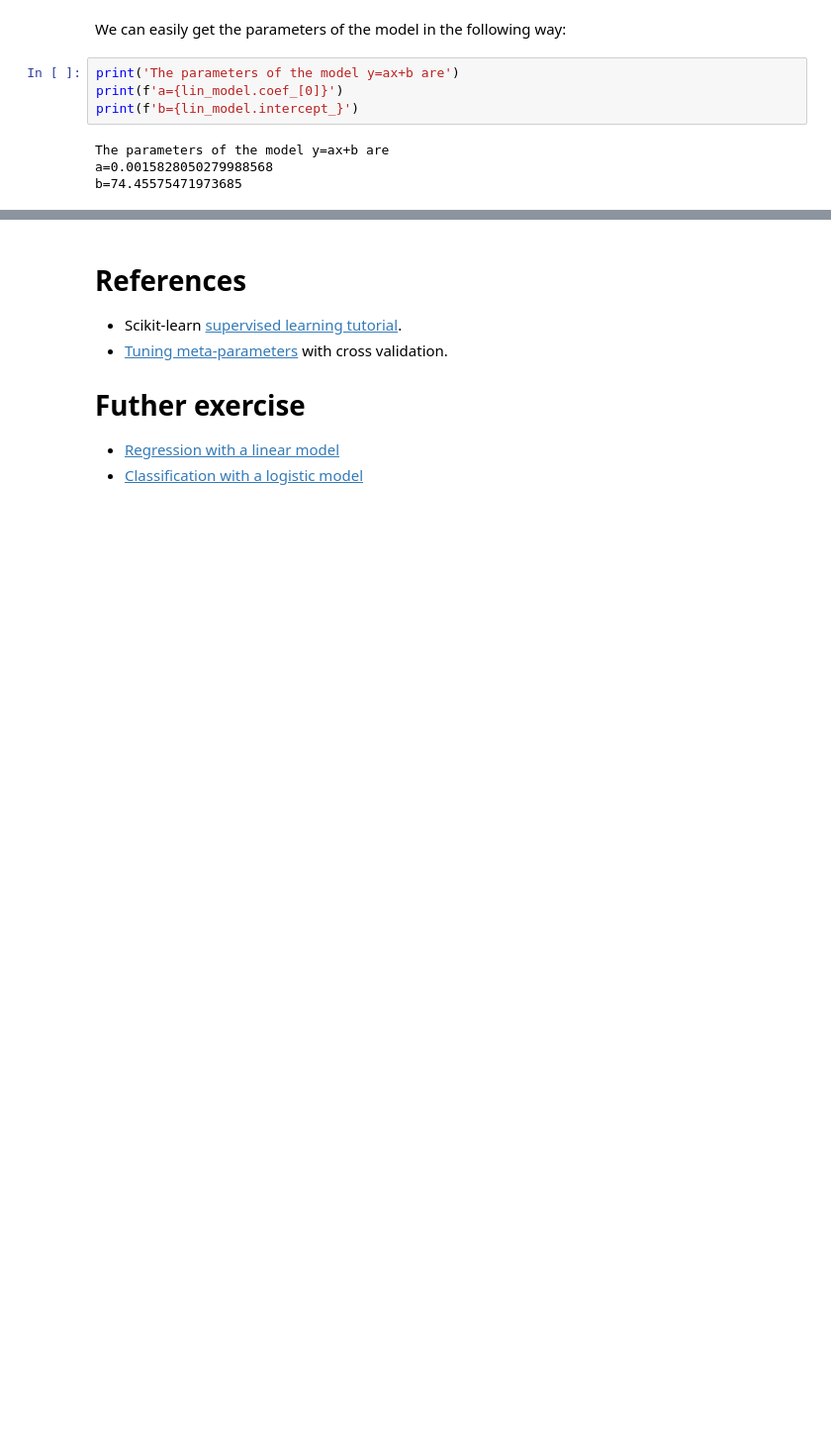
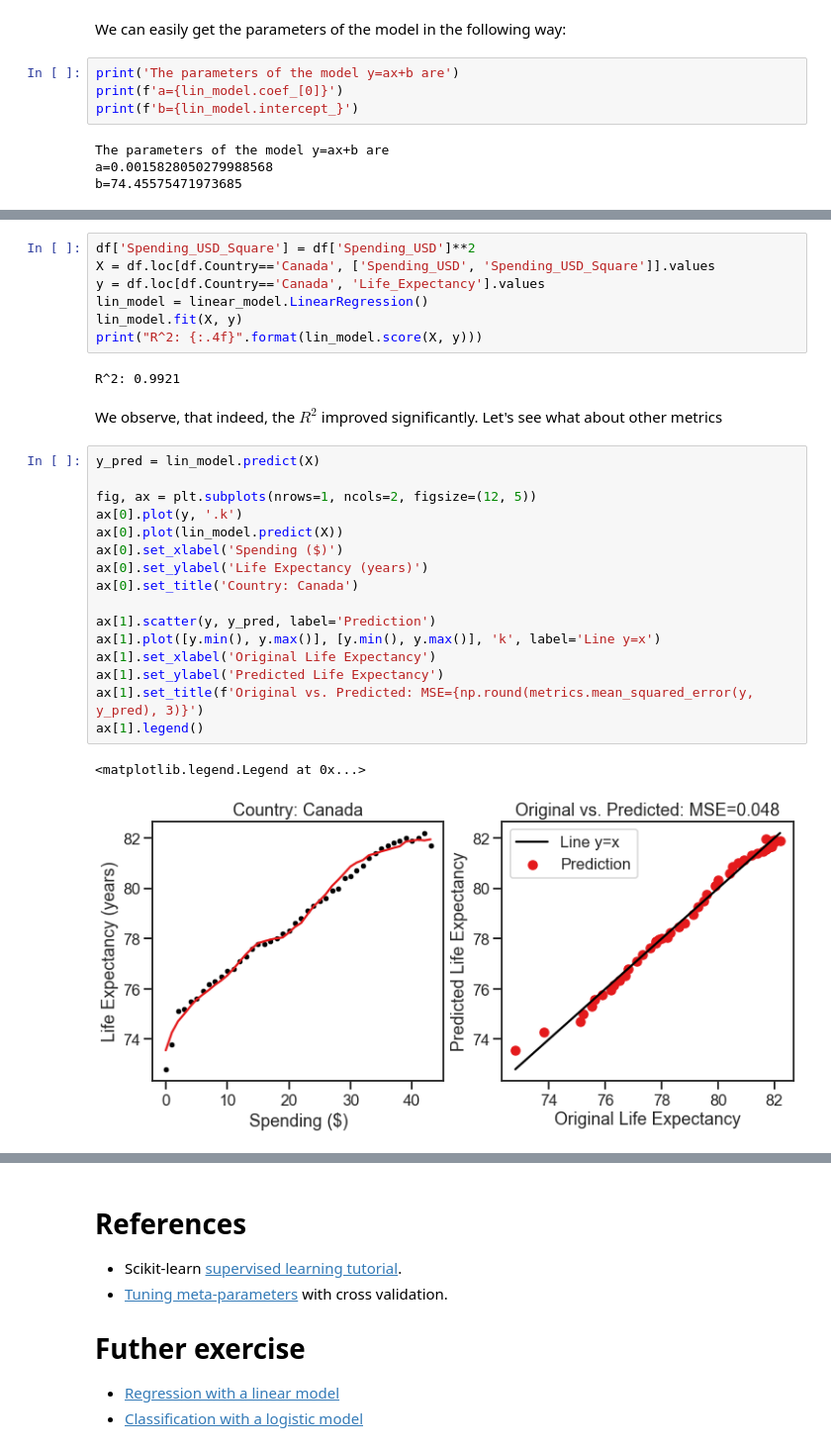
Before and after one commit to faigyb/python4ml, a Jupyter notebook: regression.ipynb, the cells around one changed output, grey strips where cells are left out. Shown: that part at 99% size. Drawn from its saved outputs; the diff is of its cells as text; blank space fills up the shorter version.

```diff
--- a/regression.ipynb
+++ b/regression.ipynb
@@ -100,0 +177,30 @@ b=74.45575471973685
+# %%
+df['Spending_USD_Square'] = df['Spending_USD']**2
+X = df.loc[df.Country=='Canada', ['Spending_USD', 'Spending_USD_Square']].values
+y = df.loc[df.Country=='Canada', 'Life_Expectancy'].values
+lin_model = linear_model.LinearRegression()
+lin_model.fit(X, y)
+print("R^2: {:.4f}".format(lin_model.score(X, y)))
+# %% [output]
+R^2: 0.9921
+# %% [markdown]
+We observe, that indeed, the $R^2$ improved significantly. Let's see what about other metrics
+# %%
+y_pred = lin_model.predict(X)
+
+fig, ax = plt.subplots(nrows=1, ncols=2, figsize=(12, 5))
+ax[0].plot(y, '.k')
+ax[0].plot(lin_model.predict(X))
+ax[0].set_xlabel('Spending ($)')
+ax[0].set_ylabel('Life Expectancy (years)')
+ax[0].set_title('Country: Canada')
+
+ax[1].scatter(y, y_pred, label='Prediction')
+ax[1].plot([y.min(), y.max()], [y.min(), y.max()], 'k', label='Line y=x')
+ax[1].set_xlabel('Original Life Expectancy')
+ax[1].set_ylabel('Predicted Life Expectancy')
+ax[1].set_title(f'Original vs. Predicted: MSE={np.round(metrics.mean_squared_error(y, y_pred), 3)}')
+ax[1].legend()
+# %% [output]
+<matplotlib.legend.Legend at 0x...>
+[figure, added]
```
Also changed, not shown: parts of 19 cells of this notebook, 9 other files.
